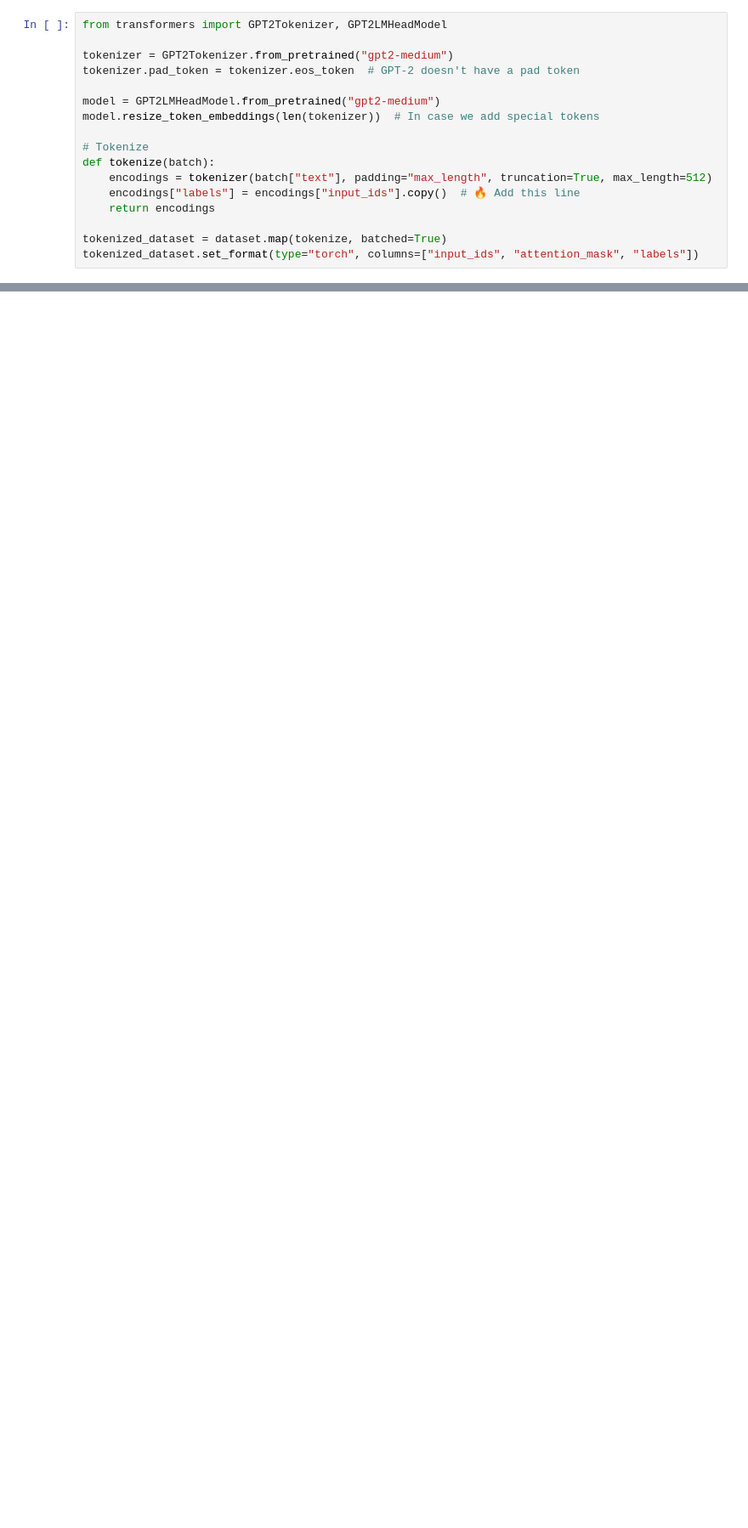
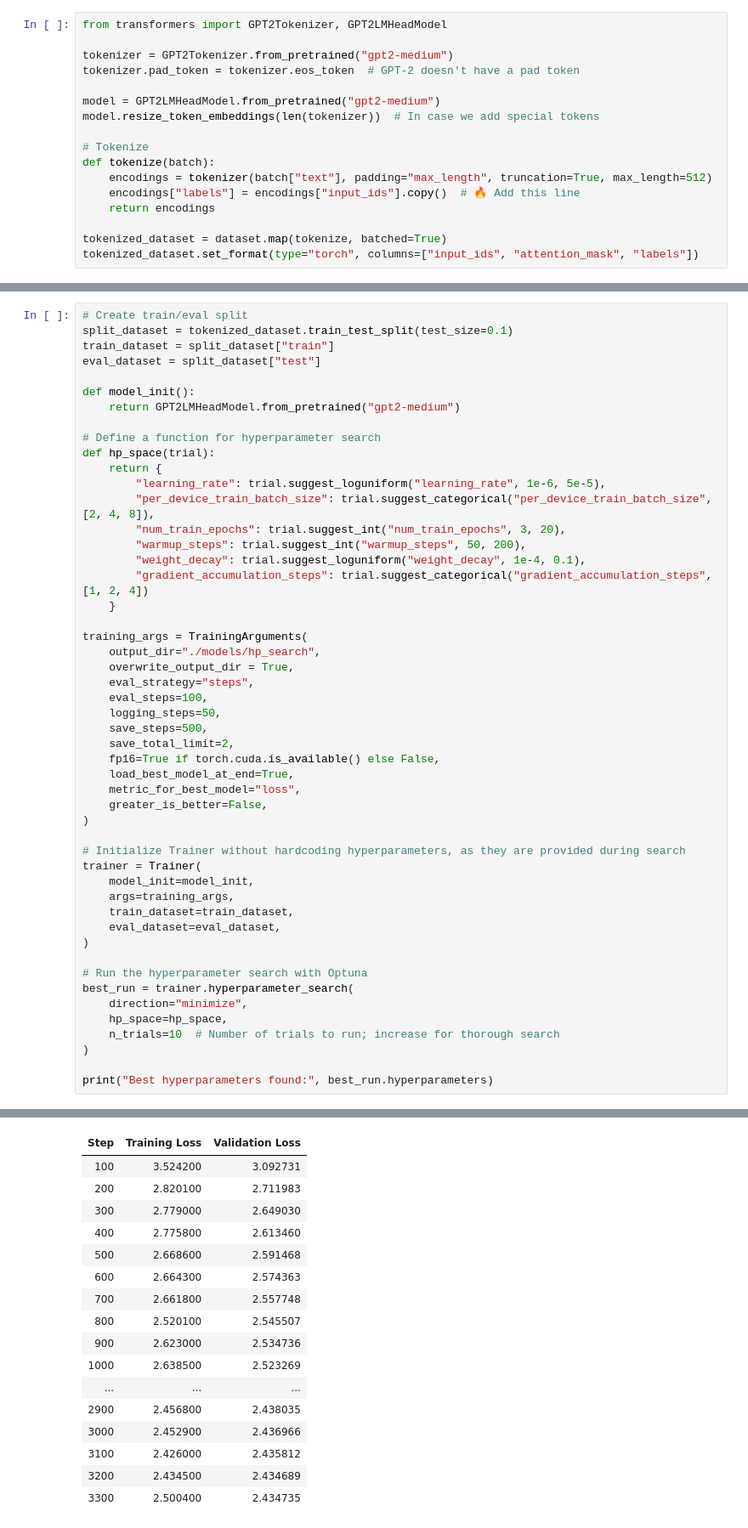
Before and after one commit to trenton-slocum/Playlist-Generator-GPT2Med, a Jupyter notebook: Model_Train.ipynb, the cells around one changed output, grey strips where cells are left out. Shown at 85% size. Drawn from its saved outputs; the diff is of its cells as text; blank space fills up the shorter version.

```diff
--- a/Model_Train.ipynb
+++ b/Model_Train.ipynb
@@ -90,0 +94,51 @@ tokenized_dataset.set_format(type="torch", columns=["input_ids", "attention_mask
+# %%
+# Create train/eval split
+split_dataset = tokenized_dataset.train_test_split(test_size=0.1)
+train_dataset = split_dataset["train"]
+eval_dataset = split_dataset["test"]
+
+def model_init():
+    return GPT2LMHeadModel.from_pretrained("gpt2-medium")
+
+# Define a function for hyperparameter search
+def hp_space(trial):
+    return {
+        "learning_rate": trial.suggest_loguniform("learning_rate", 1e-6, 5e-5),
+        "per_device_train_batch_size": trial.suggest_categorical("per_device_train_batch_size", [2, 4, 8]),
+        "num_train_epochs": trial.suggest_int("num_train_epochs", 3, 20),
+        "warmup_steps": trial.suggest_int("warmup_steps", 50, 200),
+        "weight_decay": trial.suggest_loguniform("weight_decay", 1e-4, 0.1),
+        "gradient_accumulation_steps": trial.suggest_categorical("gradient_accumulation_steps", [1, 2, 4])
+    }
+
+training_args = TrainingArguments(
+    output_dir="./models/hp_search",
+    overwrite_output_dir = True,
+    eval_strategy="steps",
+    eval_steps=100,
+    logging_steps=50,
+    save_steps=500,
+    save_total_limit=2,
+    fp16=True if torch.cuda.is_available() else False,
+    load_best_model_at_end=True,
+    metric_for_best_model="loss",
+    greater_is_better=False,
+)
+
+# Initialize Trainer without hardcoding hyperparameters, as they are provided during search
+trainer = Trainer(
+    model_init=model_init,
+    args=training_args,
+    train_dataset=train_dataset,
+    eval_dataset=eval_dataset,
+)
+
+# Run the hyperparameter search with Optuna
+best_run = trainer.hyperparameter_search(
+    direction="minimize",
+    hp_space=hp_space,
+    n_trials=10  # Number of trials to run; increase for thorough search
+)
+
+print("Best hyperparameters found:", best_run.hyperparameters)
+# %% [output]
@@ -90,0 +149,17 @@ tokenized_dataset.set_format(type="torch", columns=["input_ids", "attention_mask
+| Step | Training Loss | Validation Loss |
+| 100 | 3.524200 | 3.092731 |
+| 200 | 2.820100 | 2.711983 |
+| 300 | 2.779000 | 2.649030 |
+| 400 | 2.775800 | 2.613460 |
+| 500 | 2.668600 | 2.591468 |
+| 600 | 2.664300 | 2.574363 |
+| 700 | 2.661800 | 2.557748 |
+| 800 | 2.520100 | 2.545507 |
+| 900 | 2.623000 | 2.534736 |
+| 1000 | 2.638500 | 2.523269 |
+| ... | ... | ... |
+| 2900 | 2.456800 | 2.438035 |
+| 3000 | 2.452900 | 2.436966 |
+| 3100 | 2.426000 | 2.435812 |
+| 3200 | 2.434500 | 2.434689 |
+| 3300 | 2.500400 | 2.434735 |
```
Also changed, not shown: parts of 18 cells of this notebook.
